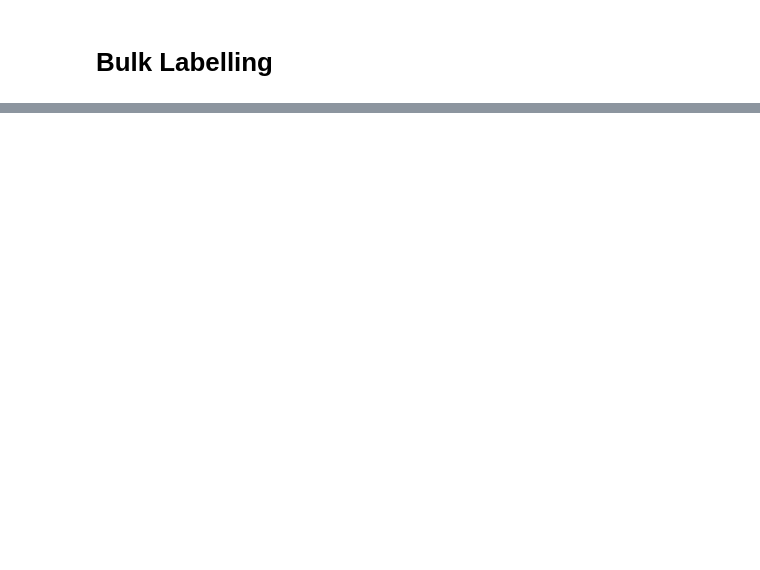
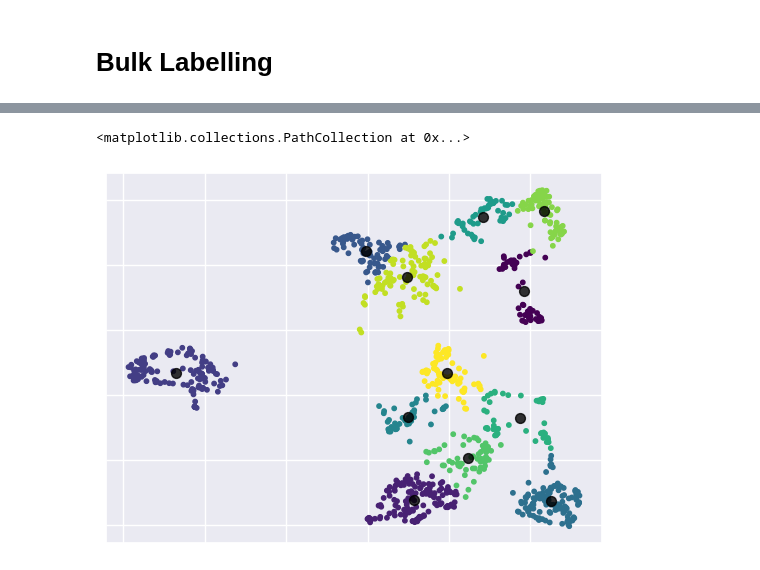
Before and after one commit to darshanmakwana412/contextual-chatbot, a Jupyter notebook: dialogue.ipynb, the cells around one changed output, grey strips where cells are left out. Cells and saved outputs as stored; diff of their text form; code cells hidden in the pictures; blank space fills up the shorter version.

```diff
--- a/dialogue.ipynb
+++ b/dialogue.ipynb
@@ -57,0 +125,14 @@ ModuleNotFoundError: No module named 'ipywidgets'
+# %%
+from sklearn.cluster import KMeans, SpectralClustering
+model = KMeans(n_clusters=12)
+# model = SpectralClustering(n_clusters=12, affinity='nearest_neighbors', assign_labels='kmeans')
+y_kmeans = model.fit_predict(data)
+
+plt.scatter(data[:, 0], data[:, 1], c=y_kmeans, s=10, cmap='viridis')
+plt.tick_params(left = False, right = False , labelleft = False , labelbottom = False, bottom = False)
+
+centers = model.cluster_centers_
+plt.scatter(centers[:, 0], centers[:, 1], c='black', s=50, alpha=0.8)
+# %% [output]
+<matplotlib.collections.PathCollection at 0x...>
+[figure, added]
```
Also changed, not shown: parts of 18 cells of this notebook, 3 other files.
